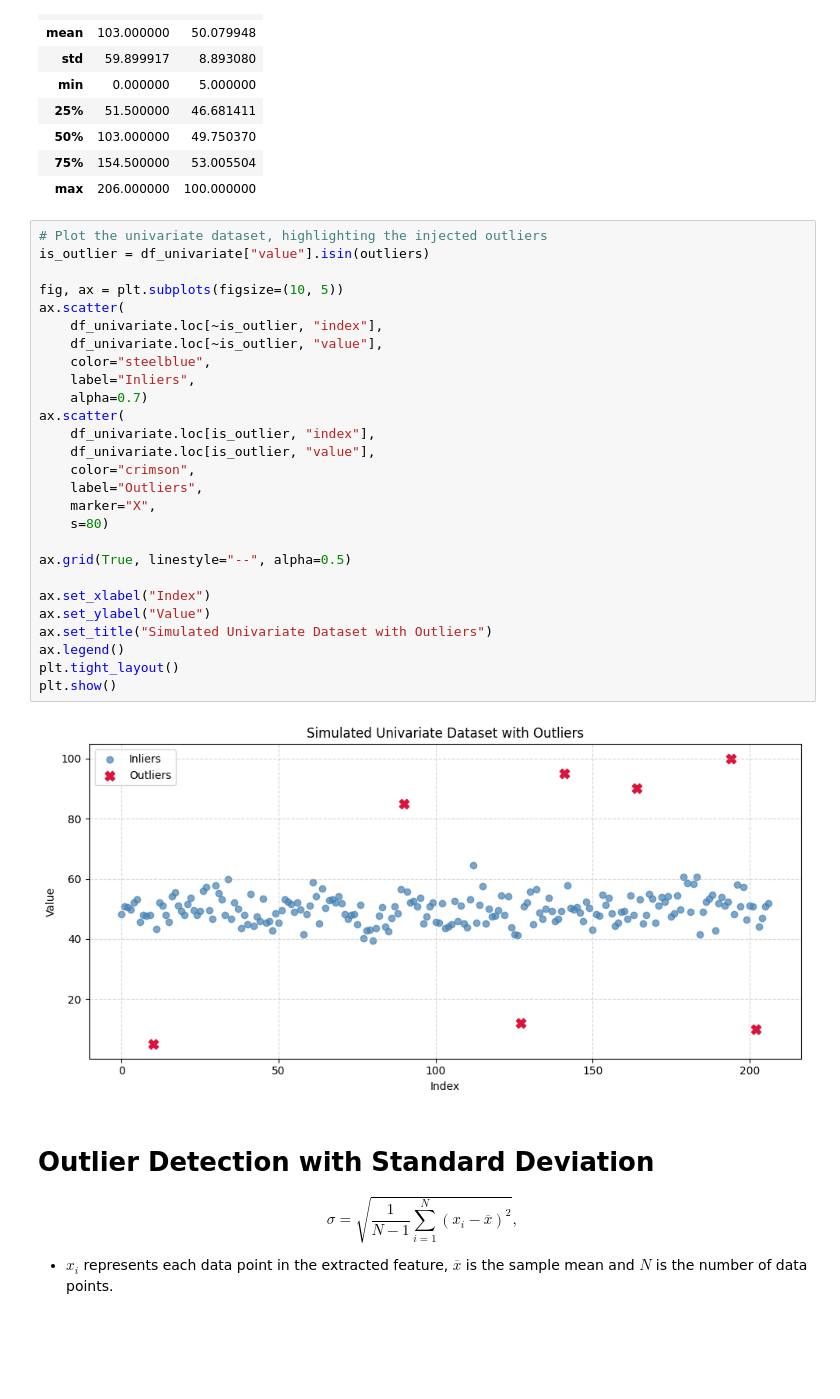
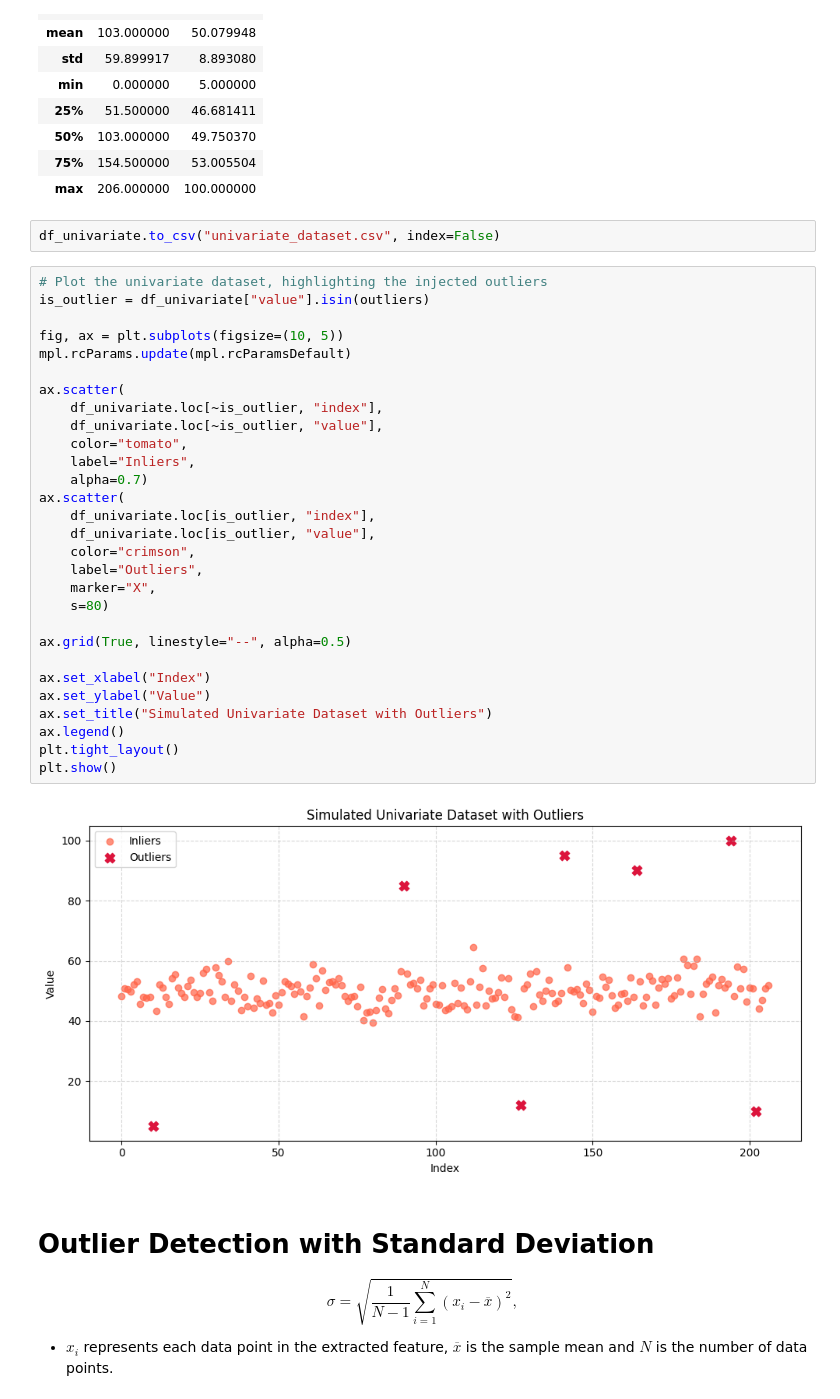
Before and after one commit to meichinpang/osbad, a Jupyter notebook: stats/stats_08_general_test_osbad.ipynb, the cells around one changed output. Saved outputs shown, nothing was run; the diff lists cells and outputs as text; blank space fills up the shorter version.

```diff
--- a/stats/stats_08_general_test_osbad.ipynb
+++ b/stats/stats_08_general_test_osbad.ipynb
@@ -80,35 +83,39 @@ Injected outliers: [10, 12, 85, 90, 95, 5, 100]
 | 50% | 103.000000 | 49.750370 |
 | 75% | 154.500000 | 53.005504 |
 | max | 206.000000 | 100.000000 |
+# %%
+df_univariate.to_csv("univariate_dataset.csv", index=False)
 # %%
 # Plot the univariate dataset, highlighting the injected outliers
 is_outlier = df_univariate["value"].isin(outliers)
 
 fig, ax = plt.subplots(figsize=(10, 5))
+mpl.rcParams.update(mpl.rcParamsDefault)
+
 ax.scatter(
     df_univariate.loc[~is_outlier, "index"],
     df_univariate.loc[~is_outlier, "value"],
-    color="steelblue",
+    color="tomato",
     label="Inliers",
     alpha=0.7)
 ax.scatter(
     df_univariate.loc[is_outlier, "index"],
     df_univariate.loc[is_outlier, "value"],
     color="crimson",
     label="Outliers",
     marker="X",
     s=80)
 
 ax.grid(True, linestyle="--", alpha=0.5)
 
 ax.set_xlabel("Index")
 ax.set_ylabel("Value")
 ax.set_title("Simulated Univariate Dataset with Outliers")
 ax.legend()
 plt.tight_layout()
 plt.show()
 # %% [output]
-[figure, old version]
+[figure, new version]
 # %% [markdown]
 # Outlier Detection with Standard Deviation
 
```
Also changed, not shown: parts of 1 cell of this notebook, 1 other file.
